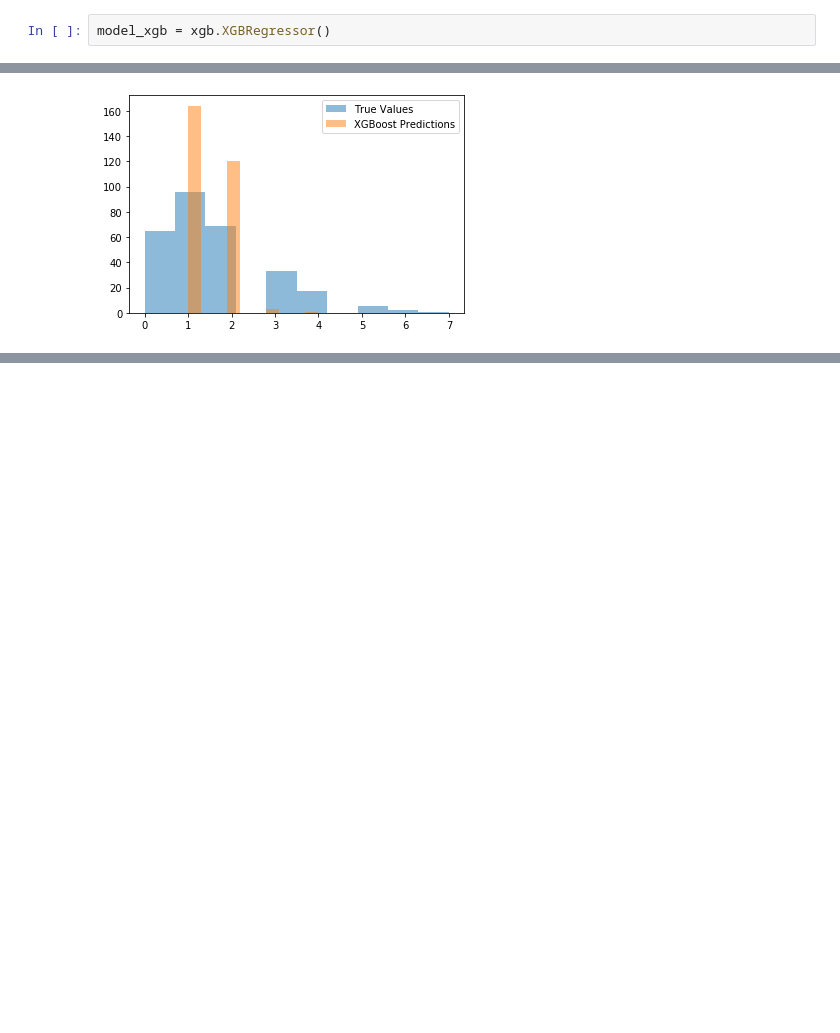
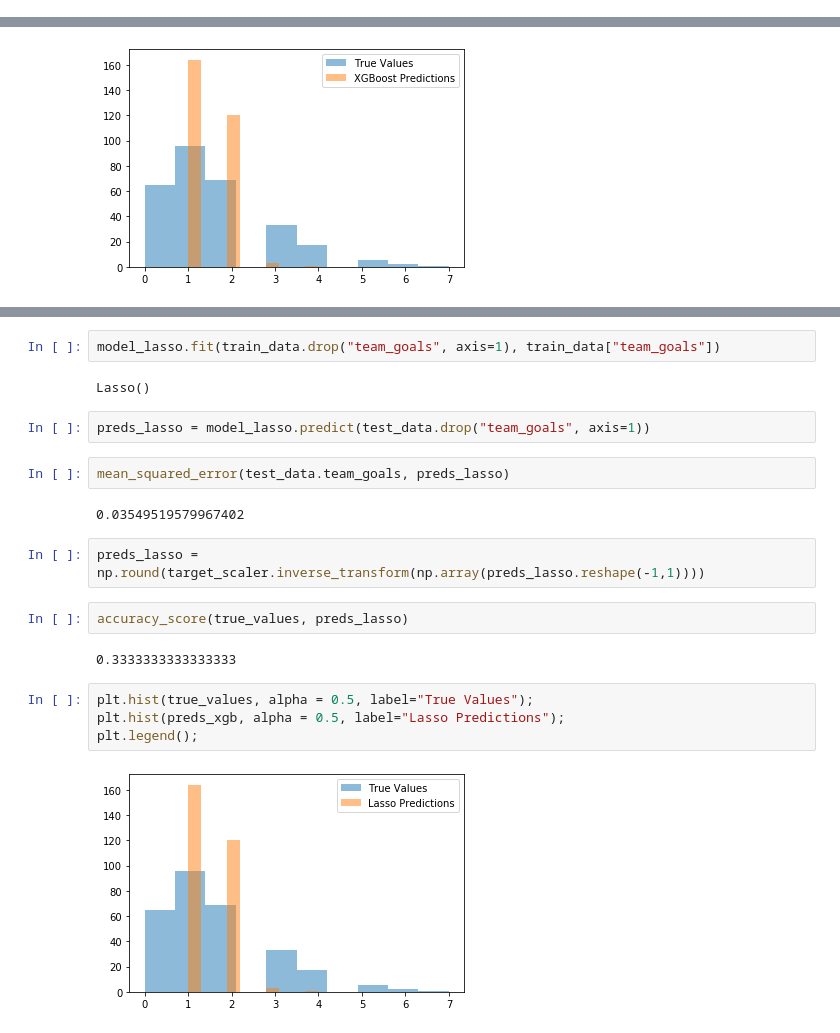
Before and after one commit to Link20222/SaudiLeague, a Jupyter notebook: Modeling.ipynb, the cells around one changed output, grey strips where cells are left out. Cells and saved outputs as stored; diff of their text form; blank space fills up the shorter version.

```diff
--- a/Modeling.ipynb
+++ b/Modeling.ipynb
@@ -741,8 +821,6 @@ model_xgb = xgb.XGBRegressor(base_score = 0.5, colsample_bytree=0.466, gamma=0.0
                              min_child_weight=5, n_estimators=980,
                              reg_alpha=0.5, reg_lambda=0.05,
                              subsample=0.72, random_state =5, nthread = 2)
-# %%
-model_xgb = xgb.XGBRegressor()
 # %%
 model_xgb.fit(train_data.drop("team_goals", axis=1), train_data["team_goals"])
 # %% [output]
@@ -775,0 +861,22 @@ plt.legend();
+# %%
+model_lasso.fit(train_data.drop("team_goals", axis=1), train_data["team_goals"])
+# %% [output]
+Lasso()
+# %%
+preds_lasso = model_lasso.predict(test_data.drop("team_goals", axis=1))
+# %%
+mean_squared_error(test_data.team_goals, preds_lasso)
+# %% [output]
+0.03549519579967402
+# %%
+preds_lasso = np.round(target_scaler.inverse_transform(np.array(preds_lasso.reshape(-1,1))))
+# %%
+accuracy_score(true_values, preds_lasso)
+# %% [output]
+0.3333333333333333
+# %%
+plt.hist(true_values, alpha = 0.5, label="True Values");
+plt.hist(preds_xgb, alpha = 0.5, label="Lasso Predictions");
+plt.legend();
+# %% [output]
+[figure, added]
```
Also changed, not shown: parts of 19 cells of this notebook, 4 other files.
